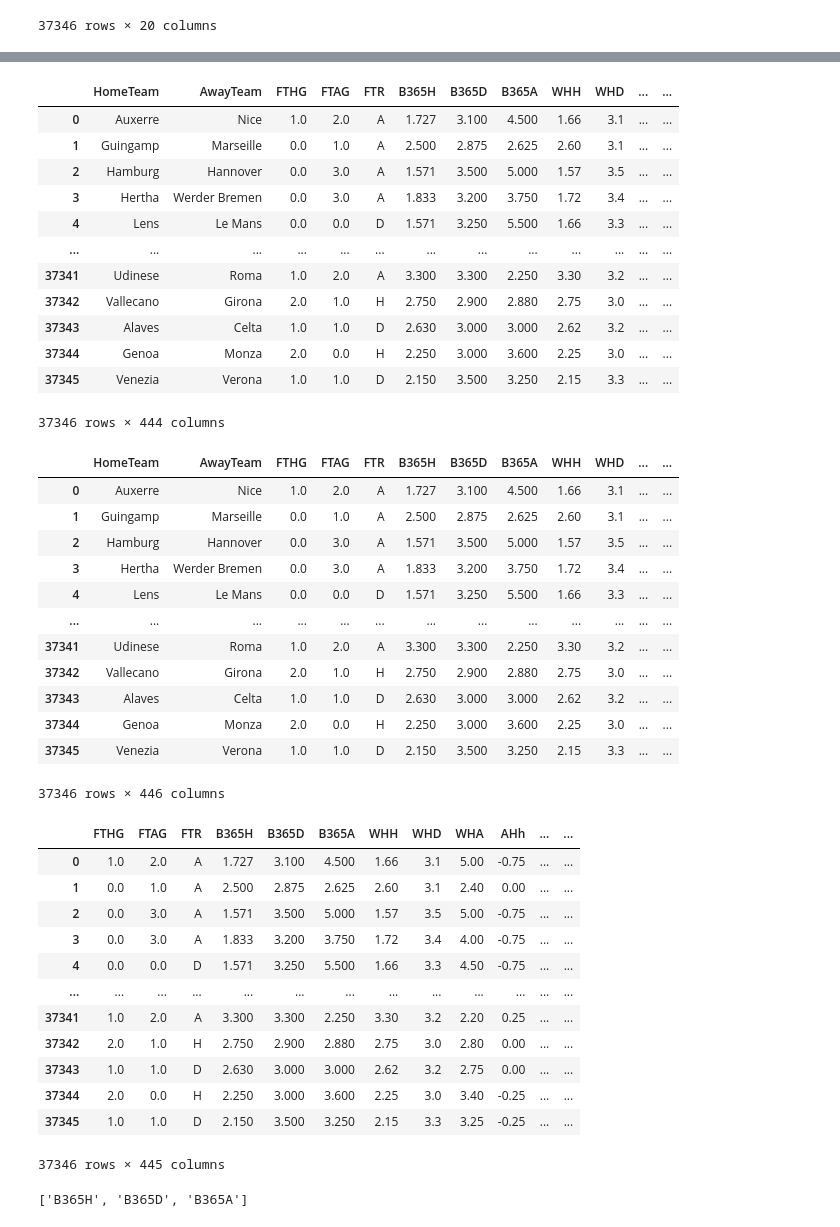
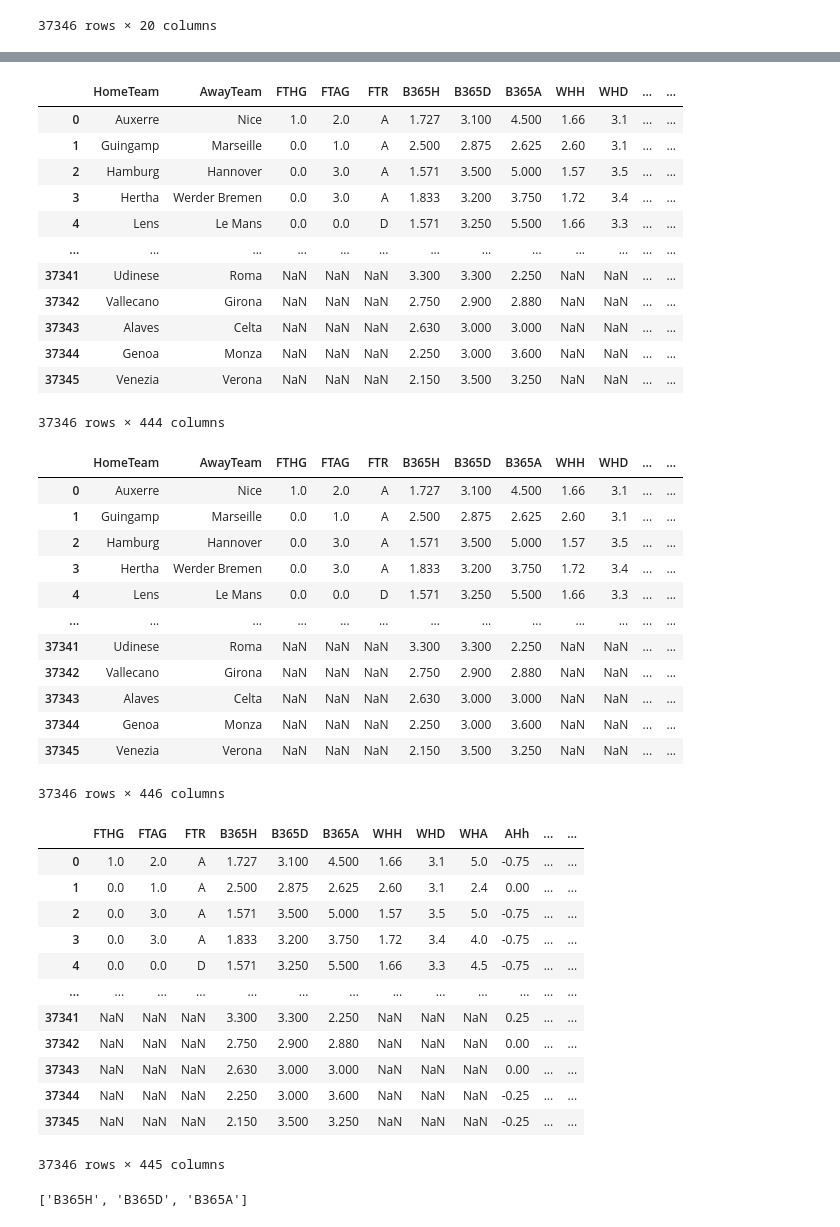
Before and after one commit to gefei456/orie4741-fp, a Jupyter notebook: evaluation_v1.ipynb, the cells around one changed output, grey strips where cells are left out. Drawn from its saved outputs; the diff is of its cells as text; code cells hidden in the pictures.

```diff
--- a/evaluation_v1.ipynb
+++ b/evaluation_v1.ipynb
@@ -177,7 +245,7 @@ history_df
 37346 rows × 20 columns
 # %%
 # 合并两个 DataFrame，重置索引
-df_noNa_comb = pd.concat([history_df, df_noNa_new], ignore_index=True)
+df_noNa_comb = pd.concat([history_df[:-22], df_noNa_new], ignore_index=True)
 df_noNa_comb
 # %% [output]
 |  | Div | Date | HomeTeam | AwayTeam | FTHG | FTAG | FTR | B365H | B365D | B365A | WHH | ... |
@@ -290,11 +358,11 @@ df_noNa_div_date_lastMatch
 | 3 | Hertha | Werder Bremen | 0.0 | 3.0 | A | 1.833 | 3.200 | 3.750 | 1.72 | 3.4 | ... | ... |
 | 4 | Lens | Le Mans | 0.0 | 0.0 | D | 1.571 | 3.250 | 5.500 | 1.66 | 3.3 | ... | ... |
 | ... | ... | ... | ... | ... | ... | ... | ... | ... | ... | ... | ... | ... |
-| 37341 | Udinese | Roma | 1.0 | 2.0 | A | 3.300 | 3.300 | 2.250 | 3.30 | 3.2 | ... | ... |
-| 37342 | Vallecano | Girona | 2.0 | 1.0 | H | 2.750 | 2.900 | 2.880 | 2.75 | 3.0 | ... | ... |
-| 37343 | Alaves | Celta | 1.0 | 1.0 | D | 2.630 | 3.000 | 3.000 | 2.62 | 3.2 | ... | ... |
-| 37344 | Genoa | Monza | 2.0 | 0.0 | H | 2.250 | 3.000 | 3.600 | 2.25 | 3.0 | ... | ... |
-| 37345 | Venezia | Verona | 1.0 | 1.0 | D | 2.150 | 3.500 | 3.250 | 2.15 | 3.3 | ... | ... |
+| 37341 | Udinese | Roma | NaN | NaN | NaN | 3.300 | 3.300 | 2.250 | NaN | NaN | ... | ... |
+| 37342 | Vallecano | Girona | NaN | NaN | NaN | 2.750 | 2.900 | 2.880 | NaN | NaN | ... | ... |
+| 37343 | Alaves | Celta | NaN | NaN | NaN | 2.630 | 3.000 | 3.000 | NaN | NaN | ... | ... |
+| 37344 | Genoa | Monza | NaN | NaN | NaN | 2.250 | 3.000 | 3.600 | NaN | NaN | ... | ... |
+| 37345 | Venezia | Verona | NaN | NaN | NaN | 2.150 | 3.500 | 3.250 | NaN | NaN | ... | ... |
 37346 rows × 444 columns
 # %%
 def compute_winstreak(df):
@@ -349,11 +417,11 @@ df_noNa_div_date_lastMatch_streak
 | 3 | Hertha | Werder Bremen | 0.0 | 3.0 | A | 1.833 | 3.200 | 3.750 | 1.72 | 3.4 | ... | ... |
 | 4 | Lens | Le Mans | 0.0 | 0.0 | D | 1.571 | 3.250 | 5.500 | 1.66 | 3.3 | ... | ... |
 | ... | ... | ... | ... | ... | ... | ... | ... | ... | ... | ... | ... | ... |
-| 37341 | Udinese | Roma | 1.0 | 2.0 | A | 3.300 | 3.300 | 2.250 | 3.30 | 3.2 | ... | ... |
-| 37342 | Vallecano | Girona | 2.0 | 1.0 | H | 2.750 | 2.900 | 2.880 | 2.75 | 3.0 | ... | ... |
-| 37343 | Alaves | Celta | 1.0 | 1.0 | D | 2.630 | 3.000 | 3.000 | 2.62 | 3.2 | ... | ... |
-| 37344 | Genoa | Monza | 2.0 | 0.0 | H | 2.250 | 3.000 | 3.600 | 2.25 | 3.0 | ... | ... |
-| 37345 | Venezia | Verona | 1.0 | 1.0 | D | 2.150 | 3.500 | 3.250 | 2.15 | 3.3 | ... | ... |
+| 37341 | Udinese | Roma | NaN | NaN | NaN | 3.300 | 3.300 | 2.250 | NaN | NaN | ... | ... |
+| 37342 | Vallecano | Girona | NaN | NaN | NaN | 2.750 | 2.900 | 2.880 | NaN | NaN | ... | ... |
+| 37343 | Alaves | Celta | NaN | NaN | NaN | 2.630 | 3.000 | 3.000 | NaN | NaN | ... | ... |
+| 37344 | Genoa | Monza | NaN | NaN | NaN | 2.250 | 3.000 | 3.600 | NaN | NaN | ... | ... |
+| 37345 | Venezia | Verona | NaN | NaN | NaN | 2.150 | 3.500 | 3.250 | NaN | NaN | ... | ... |
 37346 rows × 446 columns
 # %%
 def compute_winstodate(df):
@@ -369,46 +437,59 @@ def compute_winstodate(df):
         year_df['AwayWinsToDate'] = None
 
         hometeams = year_df.HomeTeam.unique()
         awayteams = year_df.AwayTeam.unique()
         if year > 2024:
             # 将 AwayWin = 3 当作 0 来处理，保持计算连胜记录
             year_df['HomeWin'] = year_df['HomeWin'].replace(3, 0)
             year_df['AwayWin'] = year_df['AwayWin'].replace(3, 0)
         for team in hometeams:
             team_df = year_df[(year_df.HomeTeam == team)]
             team_df = team_df.sort_values(['Year', 'DayofYear'], ascending = (True, True))
 
-            team_df['HomeWinsToDate'] = team_df.HomeWin.cumsum()
+             # 计算截至当前场次之前的累计胜利次数（不包含当前场次）
+            team_df['HomeWinsToDate'] = team_df.HomeWin.shift(1).cumsum()
+            # 填充 NaN 值为 0，因为第一场比赛没有上一场比赛的数据
+            team_df['HomeWinsToDate'].fillna(0, inplace=True)
+            # 将更新后的数据回写到原 DataFrame
             year_df.loc[team_df.index, 'HomeWinsToDate'] = team_df.HomeWinsToDate
+
+            # team_df['HomeWinsToDate'] = team_df.HomeWin.cumsum()
+            # year_df.loc[team_df.index, 'HomeWinsToDate'] = team_df.HomeWinsToDate
 
         for team in awayteams:
             if team == 'Arsenal' and year == 2025:
                 aa = 1
             team_df = year_df[(year_df.AwayTeam == team)]
             team_df = team_df.sort_values(['Year', 'DayofYear'], ascending = (True, True))
 
-            team_df['AwayWinsToDate'] = team_df.AwayWin.cumsum()
+            # 计算截至当前场次之前的累计胜利次数（不包含当前场次）
+            team_df['AwayWinsToDate'] = team_df.AwayWin.shift(1).cumsum()
+            # 填充 NaN 值为 0，因为第一场比赛没有上一场比赛的数据
+            team_df['AwayWinsToDate'].fillna(0, inplace=True)
+            # 将更新后的数据回写到原 DataFrame
             year_df.loc[team_df.index, 'AwayWinsToDate'] = team_df.AwayWinsToDate
+            # team_df['AwayWinsToDate'] = team_df.AwayWin.cumsum()
+            # year_df.loc[team_df.index, 'AwayWinsToDate'] = team_df.AwayWinsToDate
 
         df_lst.append(year_df)
 
     return pd.concat(df_lst, axis = 0).drop(columns = ['HomeWin', 'AwayWin','DayofYear'])
 df_noNa_div_date_lastMatch_streak_windate = compute_winstodate(df_noNa_div_date_lastMatch_streak)
 df_noNa_div_date_lastMatch_streak_windate.drop(columns = ['HomeTeam', 'AwayTeam'], inplace = True)
 df_noNa_div_date_lastMatch_streak_windate
 # %% [output]
 |  | FTHG | FTAG | FTR | B365H | B365D | B365A | WHH | WHD | WHA | AHh | ... | ... |
-| 0 | 1.0 | 2.0 | A | 1.727 | 3.100 | 4.500 | 1.66 | 3.1 | 5.00 | -0.75 | ... | ... |
-| 1 | 0.0 | 1.0 | A | 2.500 | 2.875 | 2.625 | 2.60 | 3.1 | 2.40 | 0.00 | ... | ... |
-| 2 | 0.0 | 3.0 | A | 1.571 | 3.500 | 5.000 | 1.57 | 3.5 | 5.00 | -0.75 | ... | ... |
-| 3 | 0.0 | 3.0 | A | 1.833 | 3.200 | 3.750 | 1.72 | 3.4 | 4.00 | -0.75 | ... | ... |
-| 4 | 0.0 | 0.0 | D | 1.571 | 3.250 | 5.500 | 1.66 | 3.3 | 4.50 | -0.75 | ... | ... |
+| 0 | 1.0 | 2.0 | A | 1.727 | 3.100 | 4.500 | 1.66 | 3.1 | 5.0 | -0.75 | ... | ... |
+| 1 | 0.0 | 1.0 | A | 2.500 | 2.875 | 2.625 | 2.60 | 3.1 | 2.4 | 0.00 | ... | ... |
+| 2 | 0.0 | 3.0 | A | 1.571 | 3.500 | 5.000 | 1.57 | 3.5 | 5.0 | -0.75 | ... | ... |
+| 3 | 0.0 | 3.0 | A | 1.833 | 3.200 | 3.750 | 1.72 | 3.4 | 4.0 | -0.75 | ... | ... |
+| 4 | 0.0 | 0.0 | D | 1.571 | 3.250 | 5.500 | 1.66 | 3.3 | 4.5 | -0.75 | ... | ... |
 | ... | ... | ... | ... | ... | ... | ... | ... | ... | ... | ... | ... | ... |
-| 37341 | 1.0 | 2.0 | A | 3.300 | 3.300 | 2.250 | 3.30 | 3.2 | 2.20 | 0.25 | ... | ... |
-| 37342 | 2.0 | 1.0 | H | 2.750 | 2.900 | 2.880 | 2.75 | 3.0 | 2.80 | 0.00 | ... | ... |
-| 37343 | 1.0 | 1.0 | D | 2.630 | 3.000 | 3.000 | 2.62 | 3.2 | 2.75 | 0.00 | ... | ... |
-| 37344 | 2.0 | 0.0 | H | 2.250 | 3.000 | 3.600 | 2.25 | 3.0 | 3.40 | -0.25 | ... | ... |
-| 37345 | 1.0 | 1.0 | D | 2.150 | 3.500 | 3.250 | 2.15 | 3.3 | 3.25 | -0.25 | ... | ... |
+| 37341 | NaN | NaN | NaN | 3.300 | 3.300 | 2.250 | NaN | NaN | NaN | 0.25 | ... | ... |
+| 37342 | NaN | NaN | NaN | 2.750 | 2.900 | 2.880 | NaN | NaN | NaN | 0.00 | ... | ... |
+| 37343 | NaN | NaN | NaN | 2.630 | 3.000 | 3.000 | NaN | NaN | NaN | 0.00 | ... | ... |
+| 37344 | NaN | NaN | NaN | 2.250 | 3.000 | 3.600 | NaN | NaN | NaN | -0.25 | ... | ... |
+| 37345 | NaN | NaN | NaN | 2.150 | 3.500 | 3.250 | NaN | NaN | NaN | -0.25 | ... | ... |
 37346 rows × 445 columns
 # %%
 betting_feats = ['B365H', 'B365D', 'B365A']
```
Also changed, not shown: parts of 11 cells of this notebook, 15 other files.
